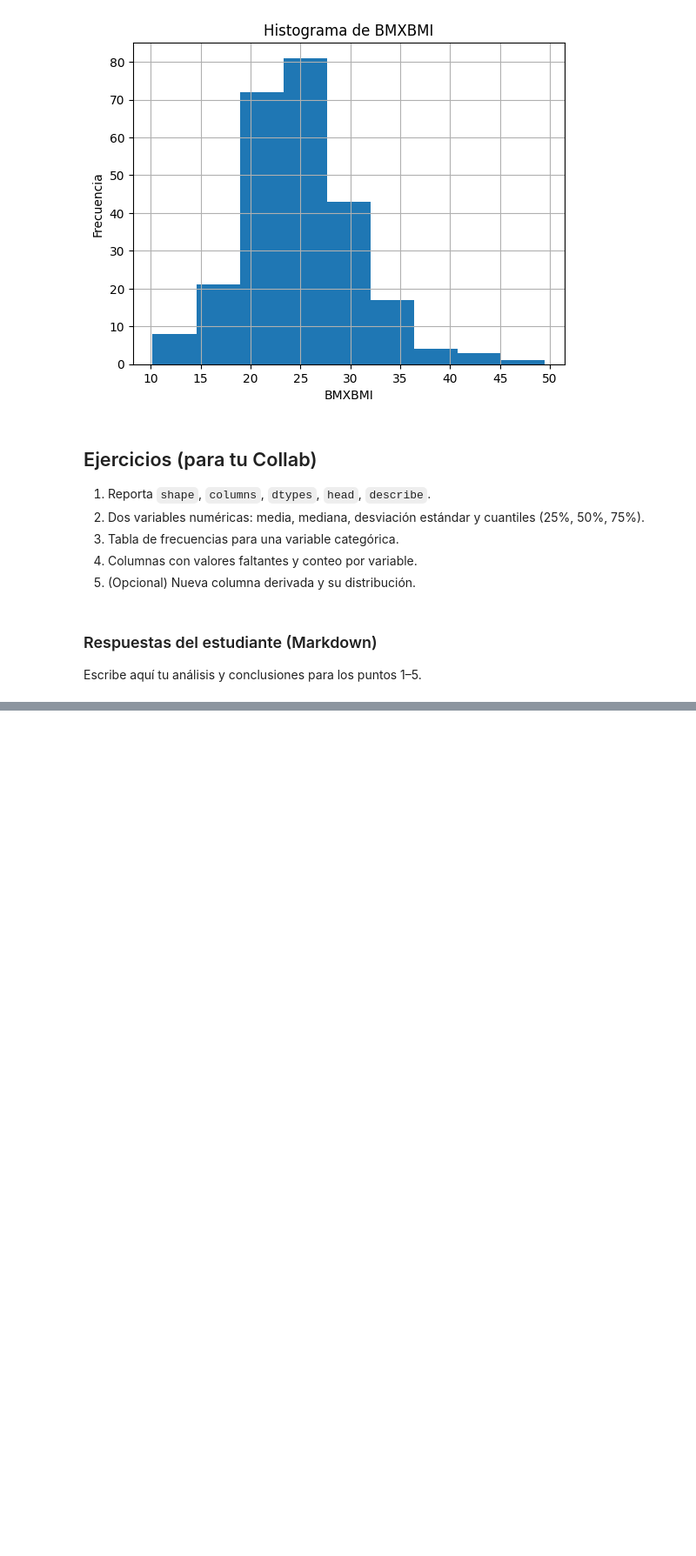
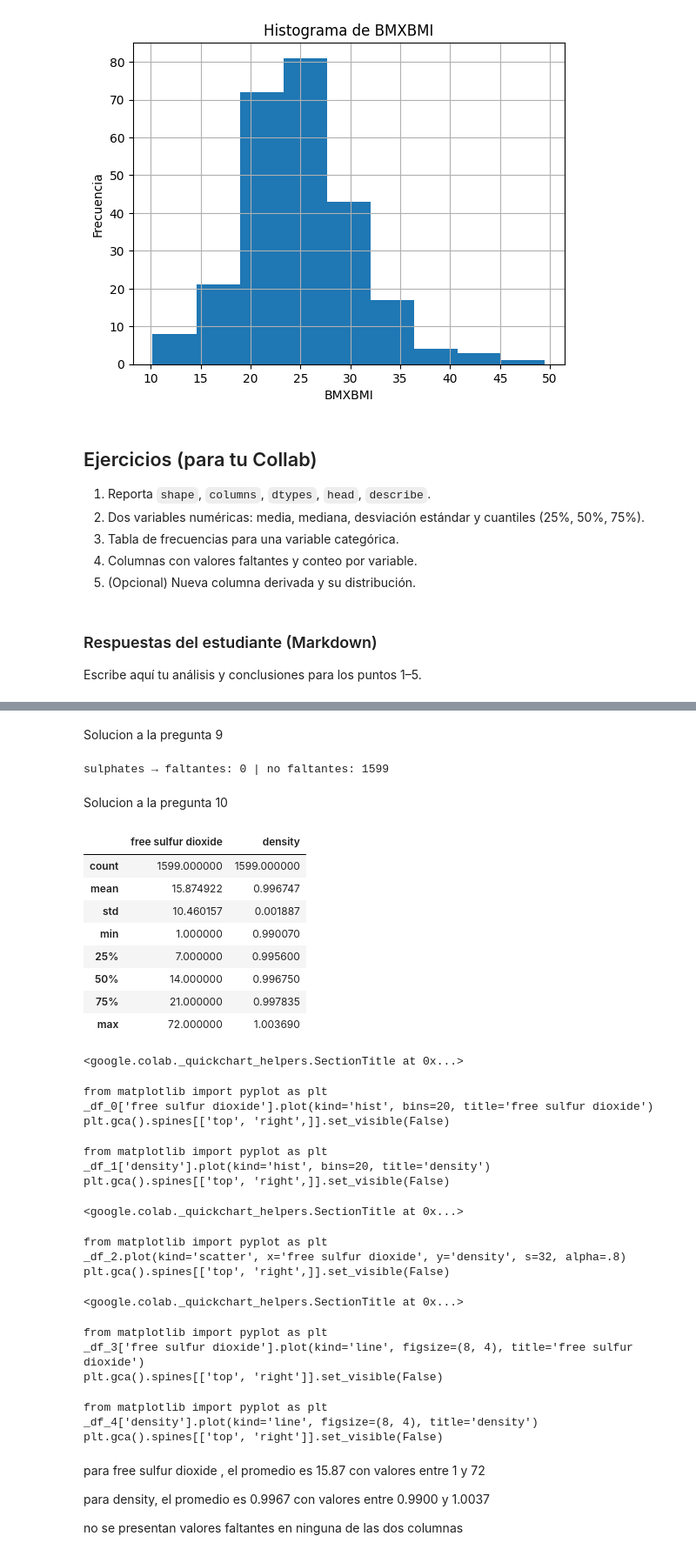
Before and after one commit to diegoabordav-1223/Sistema-avanzados-de-9-semestre., a Jupyter notebook: Borda_Diego_Rodriguez_Santiago_Martinez_Daniel.ipynb, the cells around one changed output, grey strips where cells are left out. Shown at 87% size. Saved outputs shown, nothing was run; the diff lists cells and outputs as text; code cells hidden in the pictures; blank space fills up the shorter version.

```diff
--- a/Borda_Diego_Rodriguez_Santiago_Martinez_Daniel.ipynb
+++ b/Borda_Diego_Rodriguez_Santiago_Martinez_Daniel.ipynb
@@ -374,0 +391,50 @@ PREGUNTA 4:
+# %% [markdown]
+Solucion a la pregunta 9
+# %%
+import pandas as pd
+
+faltantes_sulphates = pd.isnull(df["sulphates"]).sum()
+no_faltantes_sulphates = pd.notnull(df["sulphates"]).sum()
+print("sulphates → faltantes:", faltantes_sulphates, "| no faltantes:", no_faltantes_sulphates)
+# %% [output]
+sulphates → faltantes: 0 | no faltantes: 1599
+# %% [markdown]
+Solucion a la pregunta 10
+# %%
+#crear el subconjunto con las columnas free sulfur dioxide y density
+subset=df[['free sulfur dioxide','density']]
+subset.describe()
+# %% [output]
+|  | free sulfur dioxide | density |
+| count | 1599.000000 | 1599.000000 |
+| mean | 15.874922 | 0.996747 |
+| std | 10.460157 | 0.001887 |
+| min | 1.000000 | 0.990070 |
+| 25% | 7.000000 | 0.995600 |
+| 50% | 14.000000 | 0.996750 |
+| 75% | 21.000000 | 0.997835 |
+| max | 72.000000 | 1.003690 |
+<google.colab._quickchart_helpers.SectionTitle at 0x...>
+from matplotlib import pyplot as plt
+_df_0['free sulfur dioxide'].plot(kind='hist', bins=20, title='free sulfur dioxide')
+plt.gca().spines[['top', 'right',]].set_visible(False)
+from matplotlib import pyplot as plt
+_df_1['density'].plot(kind='hist', bins=20, title='density')
+plt.gca().spines[['top', 'right',]].set_visible(False)
+<google.colab._quickchart_helpers.SectionTitle at 0x...>
+from matplotlib import pyplot as plt
+_df_2.plot(kind='scatter', x='free sulfur dioxide', y='density', s=32, alpha=.8)
+plt.gca().spines[['top', 'right',]].set_visible(False)
+<google.colab._quickchart_helpers.SectionTitle at 0x...>
+from matplotlib import pyplot as plt
+_df_3['free sulfur dioxide'].plot(kind='line', figsize=(8, 4), title='free sulfur dioxide')
+plt.gca().spines[['top', 'right']].set_visible(False)
+from matplotlib import pyplot as plt
+_df_4['density'].plot(kind='line', figsize=(8, 4), title='density')
+plt.gca().spines[['top', 'right']].set_visible(False)
+# %% [markdown]
+para free sulfur dioxide , el promedio es 15.87 con valores entre 1 y 72
+
+para density, el promedio es 0.9967 con valores entre 0.9900 y 1.0037
+
+no se presentan valores faltantes en ninguna de las dos columnas
```
Also changed, not shown: parts of 8 cells of this notebook.
